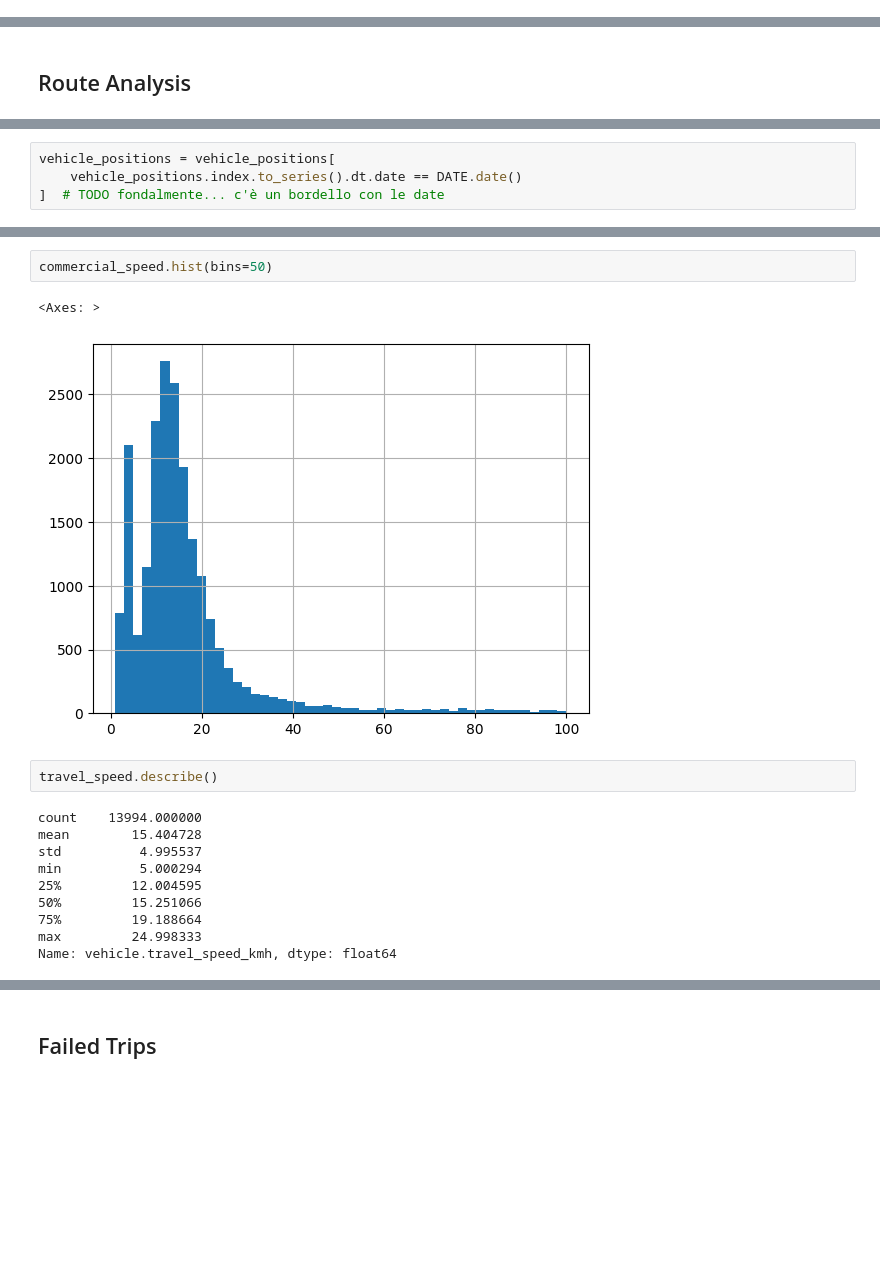
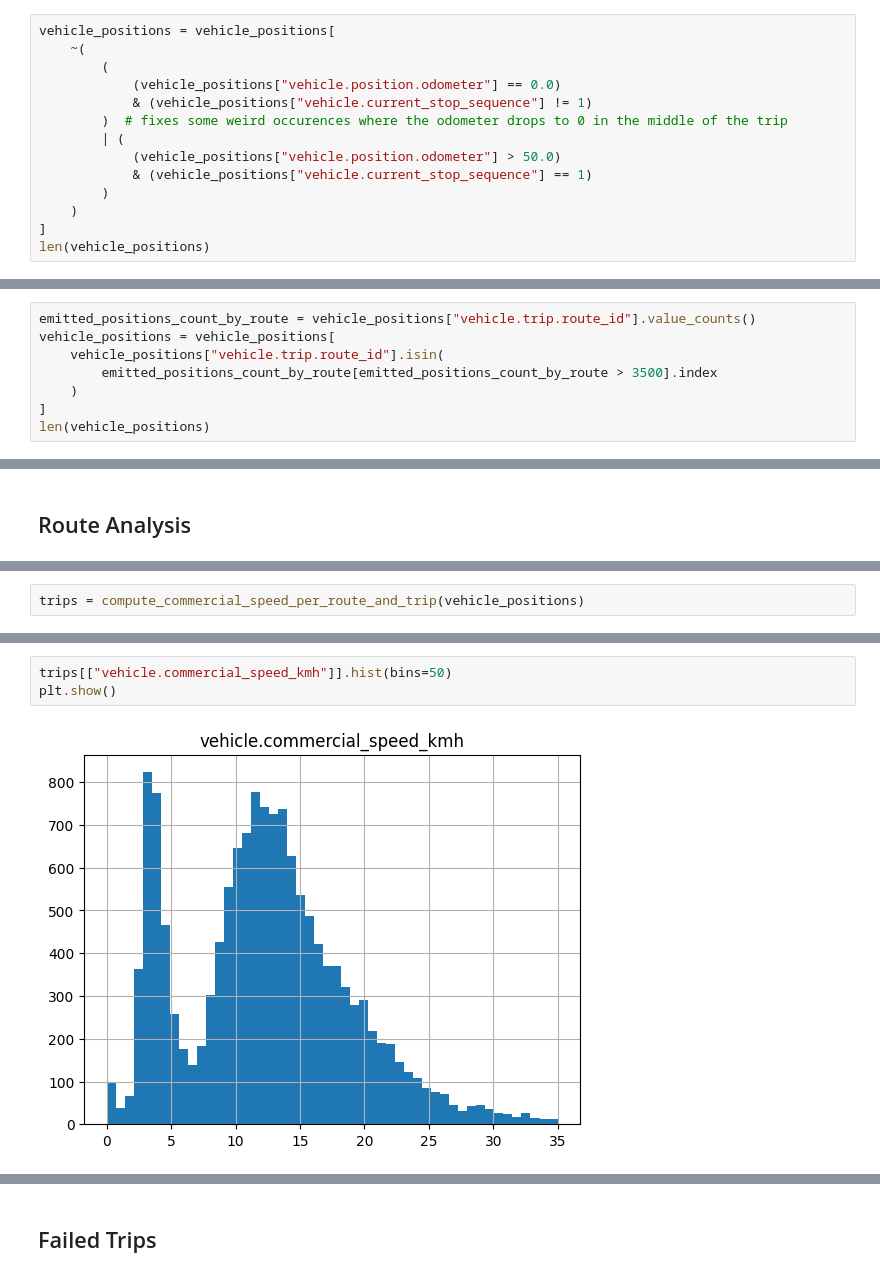
Before and after one commit to fra-luc/datac-analysis, a Jupyter notebook: src/analysis.ipynb, the cells around one changed output, grey strips where cells are left out. Cells and saved outputs as stored; diff of their text form; blank space fills up the shorter version.

Commit message:
compute avg commercial speed

```diff
--- a/src/analysis.ipynb
+++ b/src/analysis.ipynb
@@ -10,0 +20,14 @@ vehicle_positions = vehicle_positions.tz_localize("UTC")
+# %%
+vehicle_positions = vehicle_positions[
+    ~(
+        (
+            (vehicle_positions["vehicle.position.odometer"] == 0.0)
+            & (vehicle_positions["vehicle.current_stop_sequence"] != 1)
+        )  # fixes some weird occurences where the odometer drops to 0 in the middle of the trip
+        | (
+            (vehicle_positions["vehicle.position.odometer"] > 50.0)
+            & (vehicle_positions["vehicle.current_stop_sequence"] == 1)
+        )
+    )
+]
+len(vehicle_positions)
@@ -10,0 +36,8 @@ vehicle_positions = vehicle_positions.tz_localize("UTC")
+# %%
+emitted_positions_count_by_route = vehicle_positions["vehicle.trip.route_id"].value_counts()
+vehicle_positions = vehicle_positions[
+    vehicle_positions["vehicle.trip.route_id"].isin(
+        emitted_positions_count_by_route[emitted_positions_count_by_route > 3500].index
+    )
+]
+len(vehicle_positions)
@@ -61,4 +115,0 @@ DATE = datetime(2024, 3, 20, 4, tzinfo=pytz.timezone("Europe/Rome"))
-# %%
-vehicle_positions = vehicle_positions[
-    vehicle_positions.index.to_series().dt.date == DATE.date()
-]  # TODO fondalmente... c'è un bordello con le date
@@ -119,0 +161,2 @@ commercial_speed = compute_speed_per_route_and_trip(vehicle_positions, commercia
+# %%
+trips = compute_commercial_speed_per_route_and_trip(vehicle_positions)
@@ -120,17 +194,5 @@ commercial_speed = compute_speed_per_route_and_trip(vehicle_positions, commercia
 # %%
-commercial_speed.hist(bins=50)
+trips[["vehicle.commercial_speed_kmh"]].hist(bins=50)
+plt.show()
 # %% [output]
-<Axes: >
-[figure, old version]
+[figure, new version]
-# %%
-travel_speed.describe()
-# %% [output]
-count    13994.000000
-mean        15.404728
-std          4.995537
-min          5.000294
-25%         12.004595
-50%         15.251066
-75%         19.188664
-max         24.998333
-Name: vehicle.travel_speed_kmh, dtype: float64
```
Also changed, not shown: parts of 22 cells of this notebook, 1 other file.
